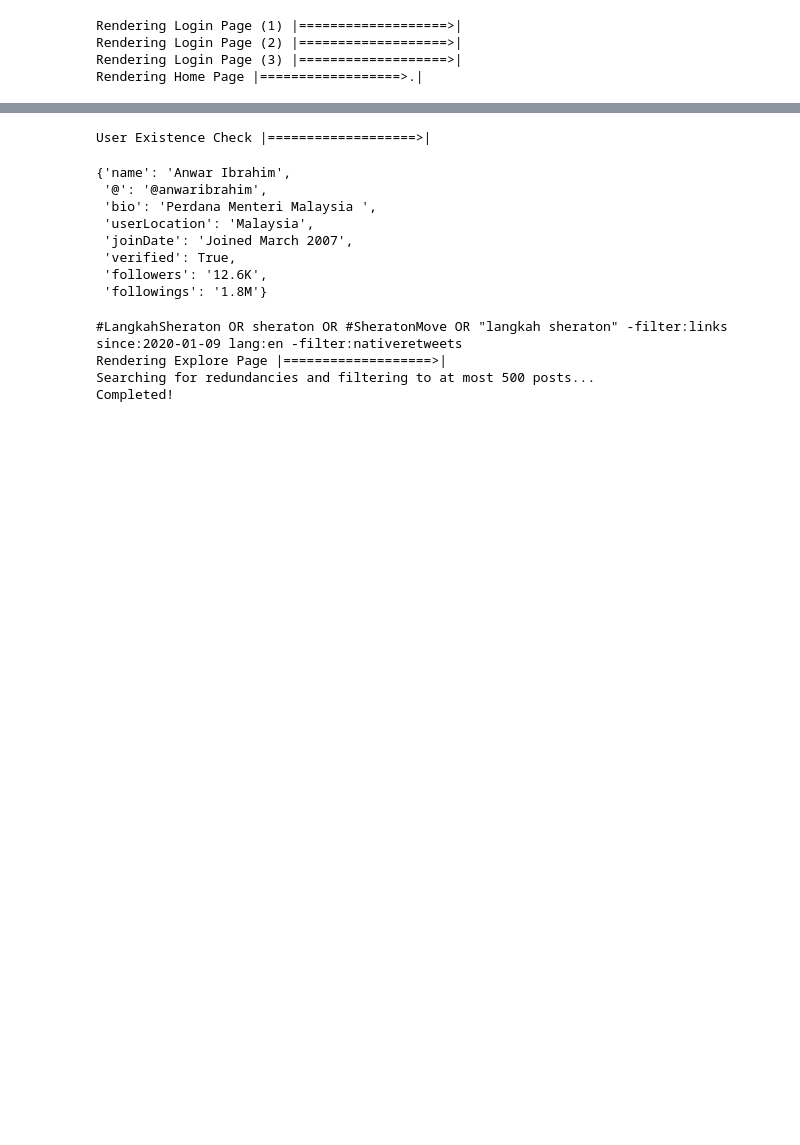
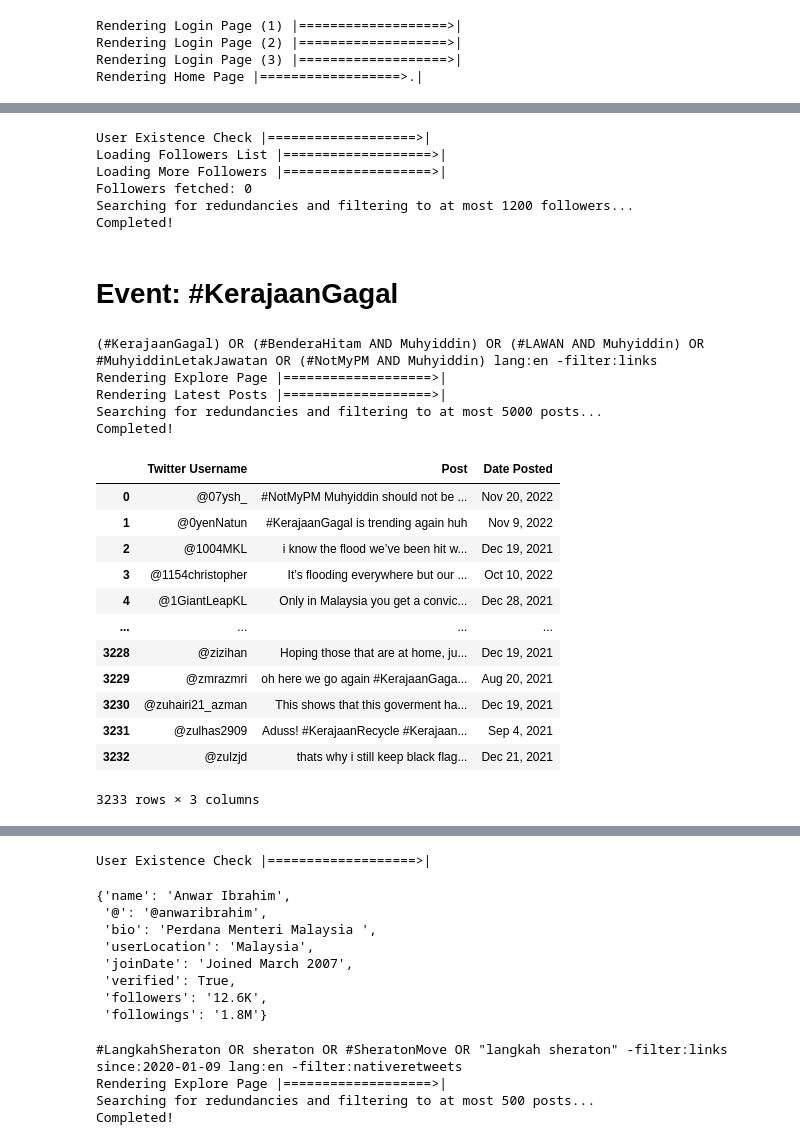
Before and after one commit to zareefrj/Social-Network-Analysis, a Jupyter notebook: tester.ipynb, the cells around one changed output, grey strips where cells are left out. Cells and saved outputs as stored; diff of their text form; code cells hidden in the pictures; blank space fills up the shorter version.

```diff
--- a/tester.ipynb
+++ b/tester.ipynb
@@ -24,0 +134,9 @@ array(['@501Awani', '@AdamAdli', '@SinarOnline', '@SyedSaddiq',
+# %%
+ismailsabri_followers = scraper.fetch_followers("IsmailSabri60", limit=1200)
+# %% [output]
+User Existence Check |===================>|
+Loading Followers List |===================>|
+Loading More Followers |===================>|
+Followers fetched: 0
+Searching for redundancies and filtering to at most 1200 followers...
+Completed!
@@ -24,0 +149,27 @@ array(['@501Awani', '@AdamAdli', '@SinarOnline', '@SyedSaddiq',
+# %% [markdown]
+# Event: #KerajaanGagal
+# %%
+# posts = scraper.get_posts(query='#KerajaanGagal OR ("bendera hitam" AND Malaysia) OR "kerajaan gagal"', filters="since:2020-03-01 until:2021-08-16 -filter:nativeretweets", limit=500)
+posts = scraper.get_posts(query='(#KerajaanGagal) OR (#BenderaHitam AND Muhyiddin) OR (#LAWAN AND Muhyiddin) OR #MuhyiddinLetakJawatan OR (#NotMyPM AND Muhyiddin)', filters='lang:en -filter:links', limit=5000)
+# %% [output]
+(#KerajaanGagal) OR (#BenderaHitam AND Muhyiddin) OR (#LAWAN AND Muhyiddin) OR #MuhyiddinLetakJawatan OR (#NotMyPM AND Muhyiddin) lang:en -filter:links
+Rendering Explore Page |===================>|
+Rendering Latest Posts |===================>|
+Searching for redundancies and filtering to at most 5000 posts...
+Completed!
+# %%
+posts
+# %% [output]
+|  | Twitter Username | Post | Date Posted |
+| 0 | @07ysh_ | #NotMyPM Muhyiddin should not be ... | Nov 20, 2022 |
+| 1 | @0yenNatun | #KerajaanGagal is trending again huh | Nov 9, 2022 |
+| 2 | @1004MKL | i know the flood we’ve been hit w... | Dec 19, 2021 |
+| 3 | @1154christopher | It’s flooding everywhere but our ... | Oct 10, 2022 |
+| 4 | @1GiantLeapKL | Only in Malaysia you get a convic... | Dec 28, 2021 |
+| ... | ... | ... | ... |
+| 3228 | @zizihan | Hoping those that are at home, ju... | Dec 19, 2021 |
+| 3229 | @zmrazmri | oh here we go again #KerajaanGaga... | Aug 20, 2021 |
+| 3230 | @zuhairi21_azman | This shows that this goverment ha... | Dec 19, 2021 |
+| 3231 | @zulhas2909 | Aduss! #KerajaanRecycle #Kerajaan... | Sep 4, 2021 |
+| 3232 | @zulzjd | thats why i still keep black flag... | Dec 21, 2021 |
+3233 rows × 3 columns
```
Also changed, not shown: parts of 25 cells of this notebook, 5 other files.
